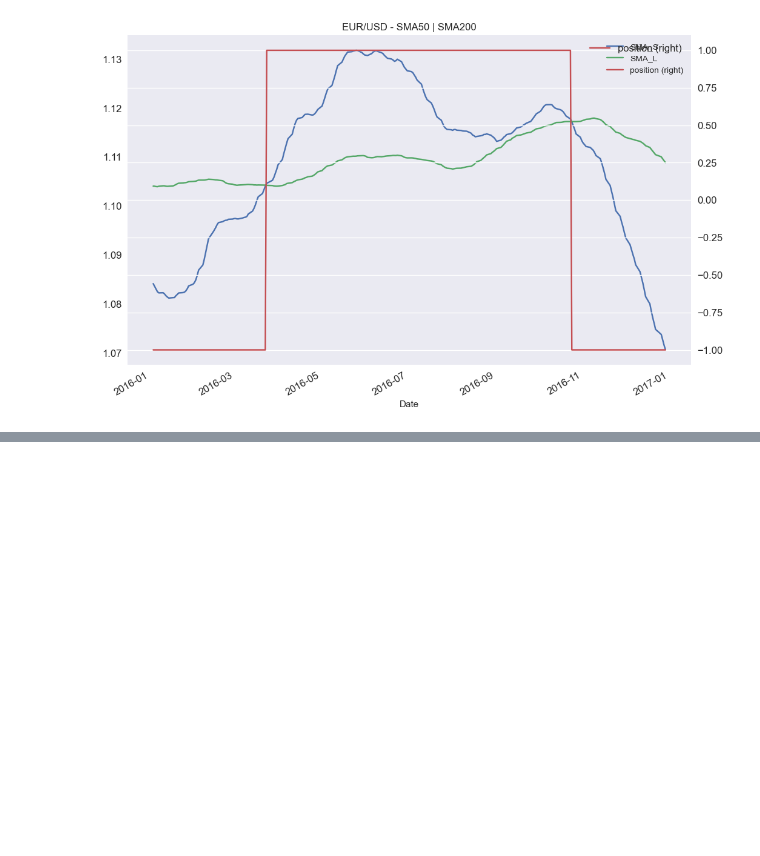
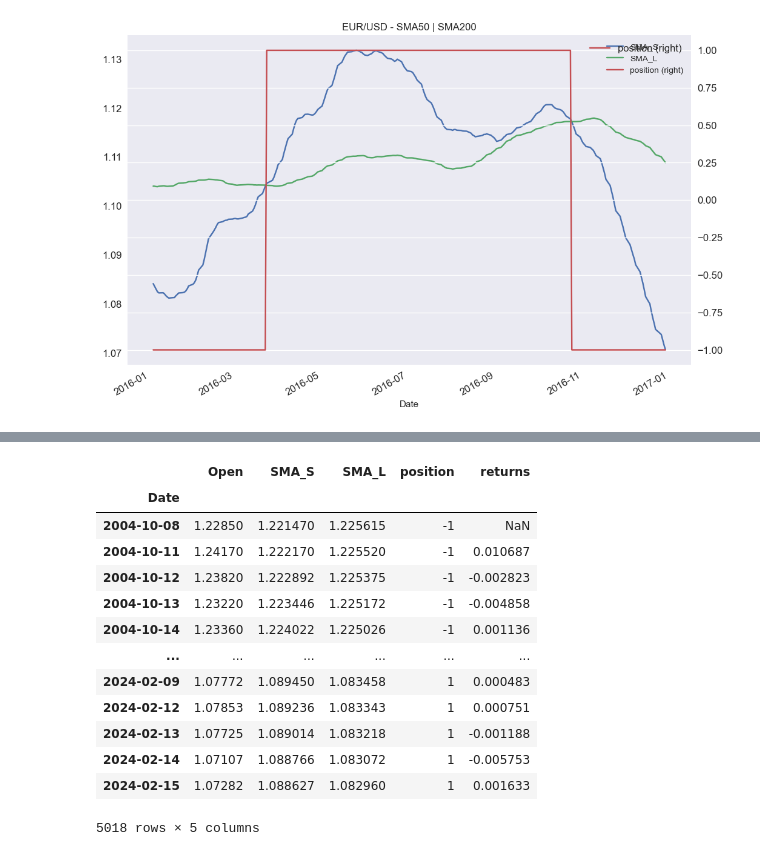
Before and after one commit to AndrwYan/Model_Quantization_Demo, a Jupyter notebook: demo161.ipynb, the cells around one changed output, grey strips where cells are left out. Cells and saved outputs as stored; diff of their text form; code cells hidden in the pictures; blank space fills up the shorter version.

```diff
--- a/demo161.ipynb
+++ b/demo161.ipynb
@@ -129,0 +165,17 @@ plt.legend(fontsize = 12)
+# %%
+data
+# %% [output]
+|  | Open | SMA_S | SMA_L | position | returns |
+| Date |  |  |  |  |  |
+| 2004-10-08 | 1.22850 | 1.221470 | 1.225615 | -1 | NaN |
+| 2004-10-11 | 1.24170 | 1.222170 | 1.225520 | -1 | 0.010687 |
+| 2004-10-12 | 1.23820 | 1.222892 | 1.225375 | -1 | -0.002823 |
+| 2004-10-13 | 1.23220 | 1.223446 | 1.225172 | -1 | -0.004858 |
+| 2004-10-14 | 1.23360 | 1.224022 | 1.225026 | -1 | 0.001136 |
+| ... | ... | ... | ... | ... | ... |
+| 2024-02-09 | 1.07772 | 1.089450 | 1.083458 | 1 | 0.000483 |
+| 2024-02-12 | 1.07853 | 1.089236 | 1.083343 | 1 | 0.000751 |
+| 2024-02-13 | 1.07725 | 1.089014 | 1.083218 | 1 | -0.001188 |
+| 2024-02-14 | 1.07107 | 1.088766 | 1.083072 | 1 | -0.005753 |
+| 2024-02-15 | 1.07282 | 1.088627 | 1.082960 | 1 | 0.001633 |
+5018 rows × 5 columns
```
Also changed, not shown: parts of 13 cells of this notebook.
